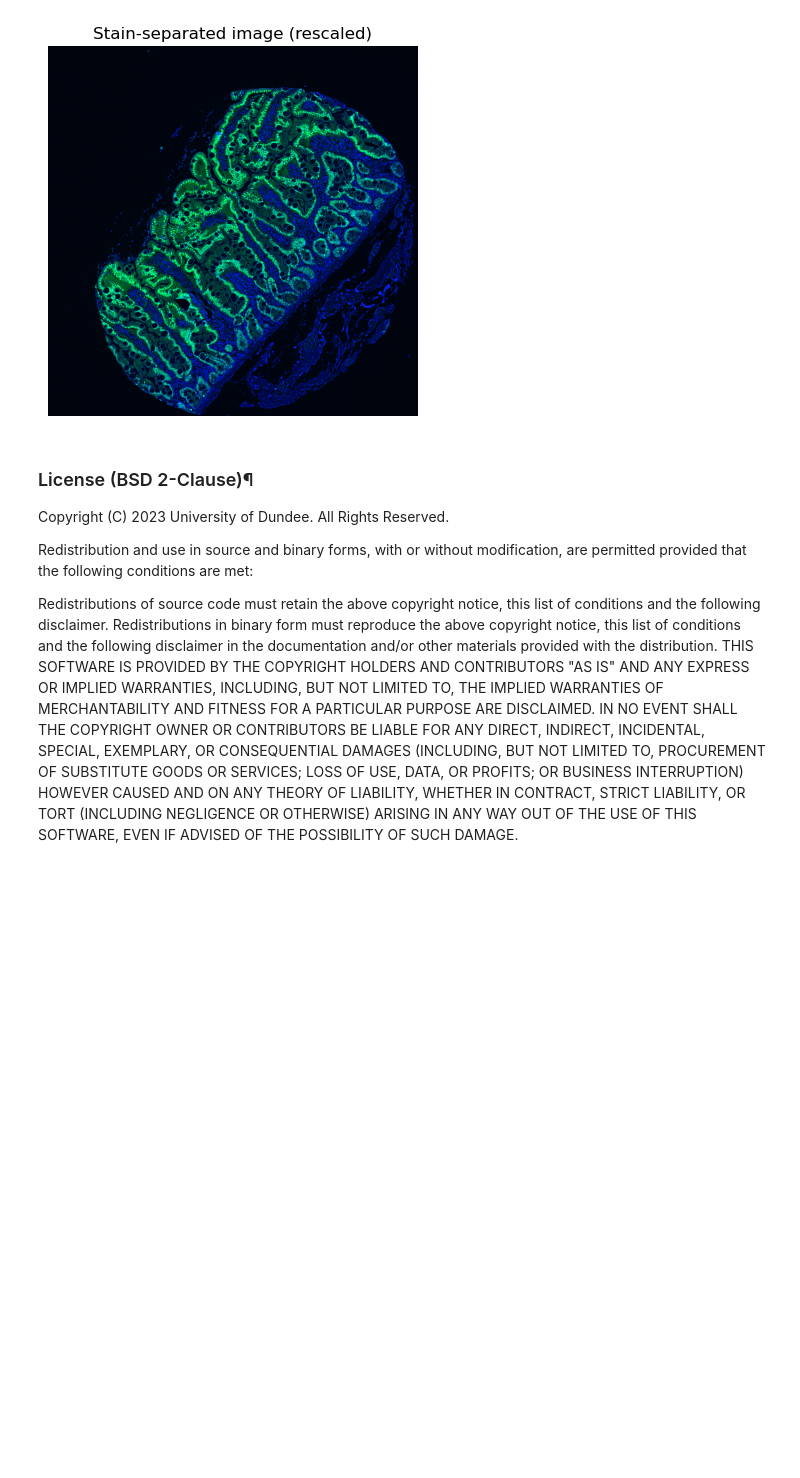
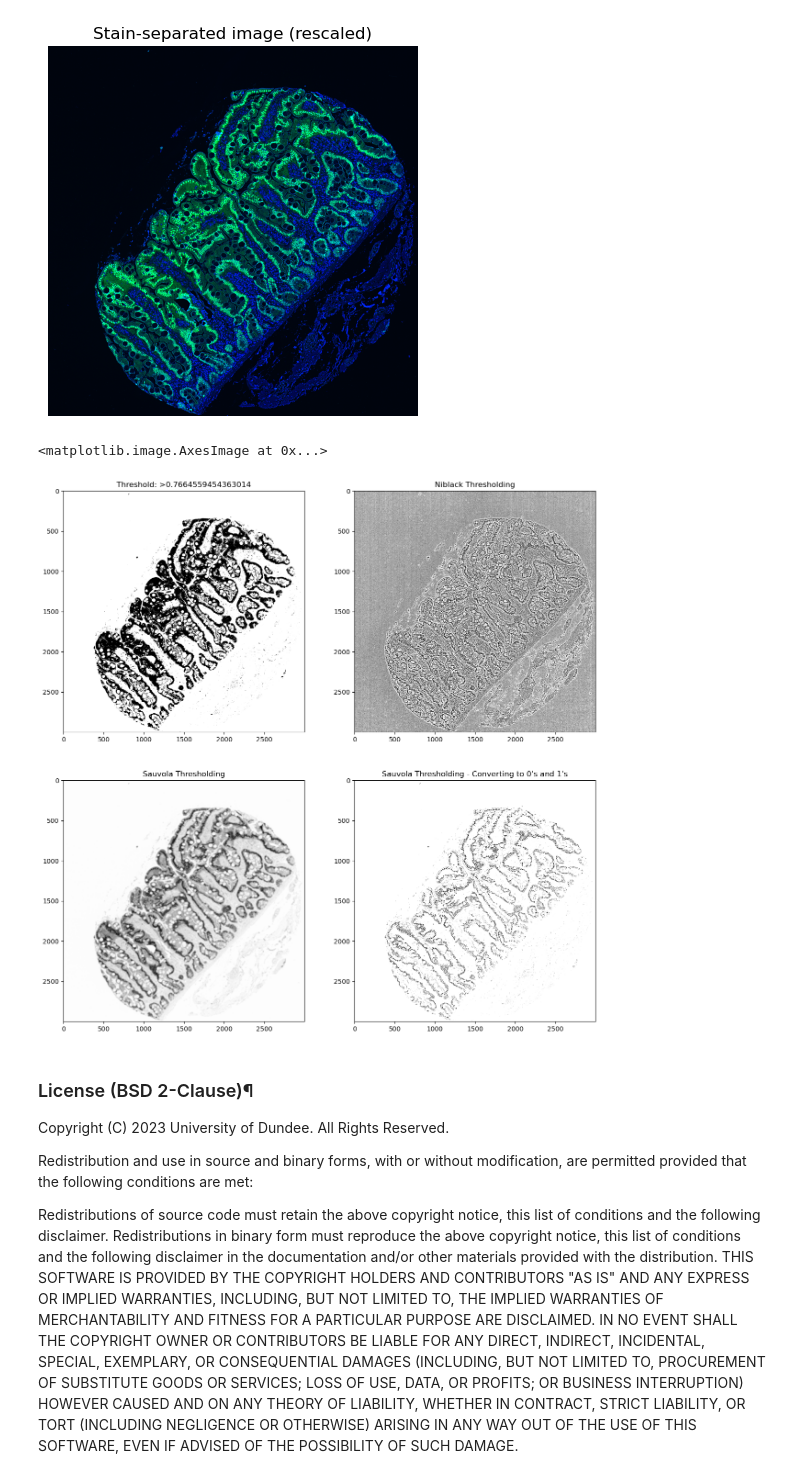
Before and after one commit to ome/EMBL-EBI-imaging-course-05-2023, a Jupyter notebook: Day_4/PublicResources.ipynb, the cells around one changed output. Drawn from its saved outputs; the diff is of its cells as text; code cells hidden in the pictures; blank space fills up the shorter version.

```diff
--- a/Day_4/PublicResources.ipynb
+++ b/Day_4/PublicResources.ipynb
@@ -639,3 +645,59 @@ plt.show()
+# %%
+from skimage import data
+from skimage import filters
+from skimage.color import rgb2gray
+import matplotlib.pyplot as plt
+
+# Setting plot size to 15, 15
+plt.figure(figsize=(15, 15))
+
+gray_ihc_d = rgb2gray(ihc_d)
+
+# Computing Otsu's thresholding value
+threshold = filters.threshold_otsu(gray_ihc_d)
+
+# Computing binarized values using the obtained
+# threshold
+binarized_ihc_d = (gray_ihc_d > threshold)*1
+plt.subplot(2,2,1)
+plt.title("Threshold: >"+str(threshold))
+
+# Displaying the binarized image
+plt.imshow(binarized_ihc_d, cmap = "gray")
+
+# Computing Ni black's local pixel
+# threshold values for every pixel
+threshold = filters.threshold_niblack(gray_ihc_d)
+
+# Computing binarized values using the obtained
+# threshold
+binarized_ihc_d = (gray_ihc_d > threshold)*1
+plt.subplot(2,2,2)
+plt.title("Niblack Thresholding")
+
+# Displaying the binarized image
+plt.imshow(binarized_ihc_d, cmap = "gray")
+
+# Computing Sauvola's local pixel threshold
+# values for every pixel - Not Binarized
+threshold = filters.threshold_sauvola(gray_ihc_d)
+plt.subplot(2,2,3)
+plt.title("Sauvola Thresholding")
+
+# Displaying the local threshold values
+plt.imshow(threshold, cmap = "gray")
+
+# Computing Sauvola's local pixel
+# threshold values for every pixel - Binarized
+binarized_ihc_d = (gray_ihc_d > threshold)*1
+plt.subplot(2,2,4)
+plt.title("Sauvola Thresholding - Converting to 0's and 1's")
+
+# Displaying the binarized image
+plt.imshow(binarized_ihc_d, cmap = "gray")
+# %% [output]
+<matplotlib.image.AxesImage at 0x...>
+[figure, added]
 # %% [markdown]
 ### License (BSD 2-Clause)¶
 
```
Also changed, not shown: parts of 41 cells of this notebook.
